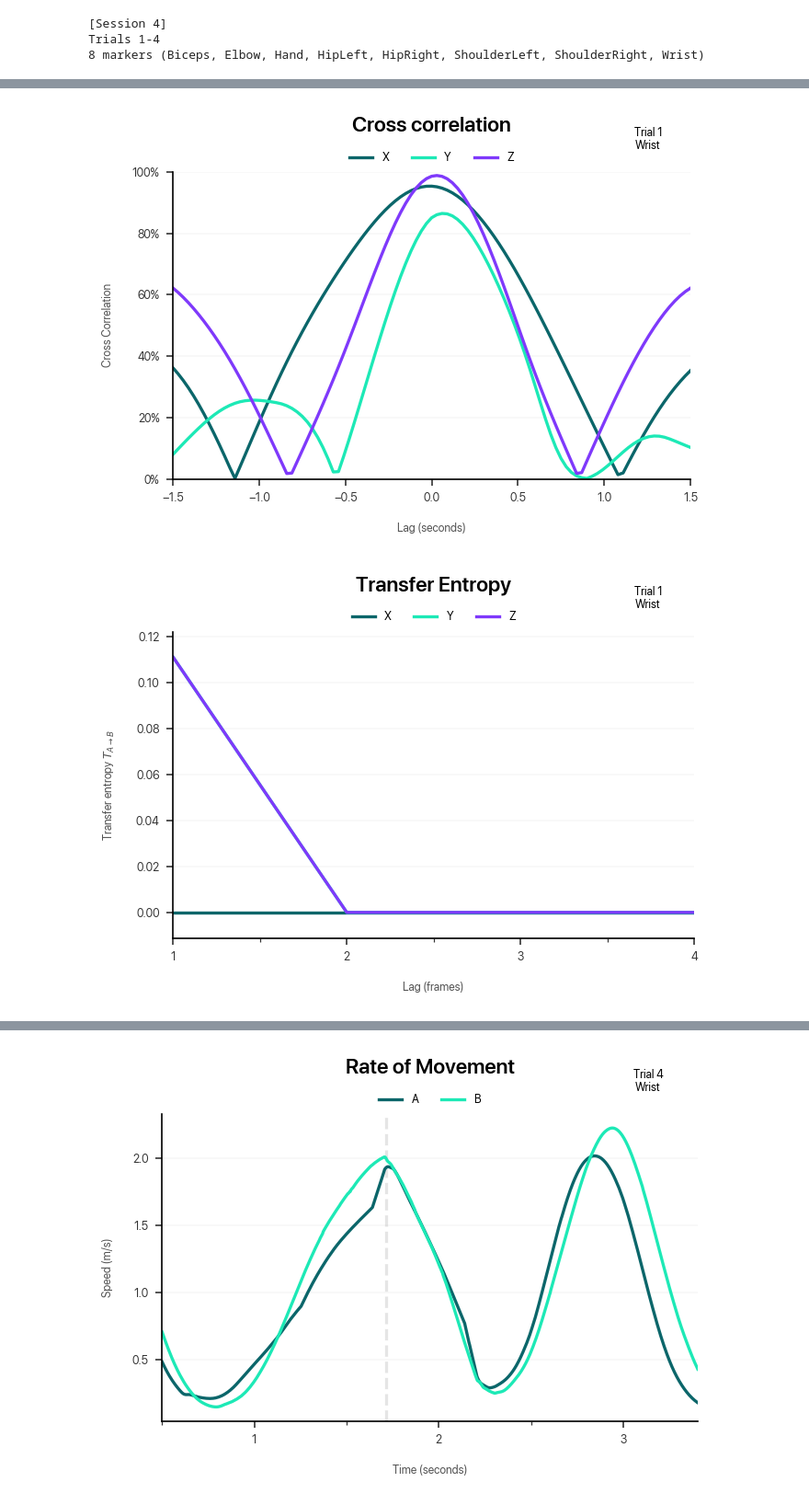
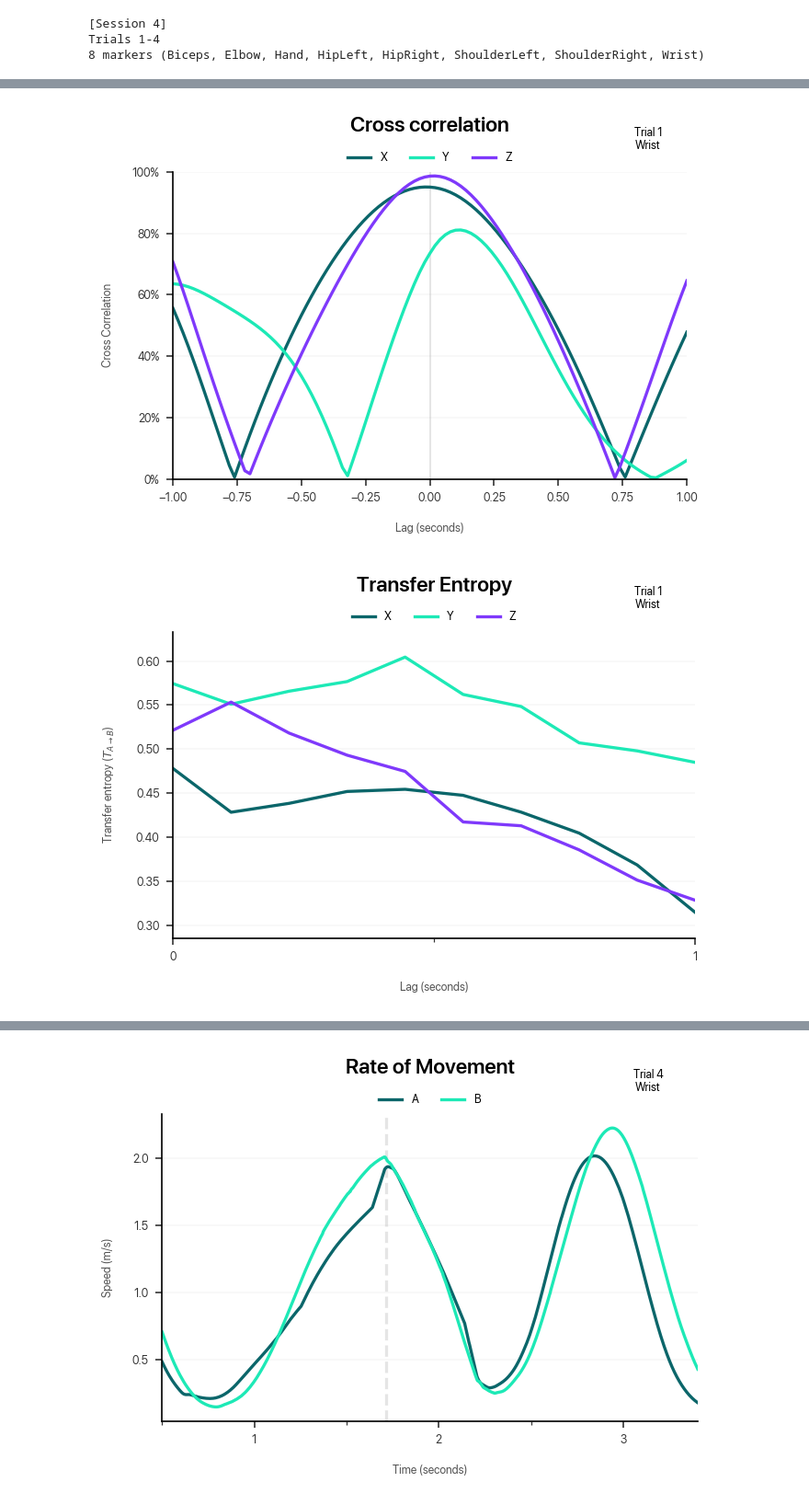
Before and after one commit to dlundgaard/dapup-mocap, a Jupyter notebook: analysis.ipynb, the cells around one changed output, grey strips where cells are left out. Shown at 92% size. Cells and saved outputs as stored; diff of their text form; code cells hidden in the pictures.

```diff
--- a/analysis.ipynb
+++ b/analysis.ipynb
@@ -28,7 +28,7 @@ class Session:
             datafile_path,
             sep = "\t",
             header = None,
-            names = ("Type", "Name", "Frame", "Time"),
+            names = ("Type", "EventType", "Frame", "Time"),
             skiprows=metadata_header_lines,
             on_bad_lines = "skip"
         ).drop(columns = ["Type"])
@@ -58,20 +58,19 @@ class Session:
         dataset.index = dataset.index.rename(["Frame", "Time", "Subject", "Axis"])
         dataset = dataset.reset_index()
 
-        for frame, event_name in self.events.set_index("Frame")["Name"].items():
-            dataset.loc[dataset["Frame"] == frame, "Event"] = event_name
-
-        dataset.insert(2, "Trial", ((dataset["Event"] == "Trial") & (dataset["Event"].fillna(0) != dataset["Event"].fillna(0).shift())).cumsum() + 1)
+        dataset["TrialTag"] = dataset["Frame"].isin(self.events[self.events["EventType"] == "Trial"]["Frame"])
+        dataset["Trial"] = (dataset["TrialTag"].astype(int).diff() > 0).cumsum()
+        dataset = dataset[dataset["Trial"] > 0]
 
         trials = []
         for trial, subset in dataset.groupby("Trial"):
             participants = []
             for subject, subset in subset.groupby("Subject"):
                 marker_collection = []
-                time_of_contact = self.events[self.events["Name"] == "Contact"]["Time"].iloc[trial - 1] - subset["Time"].min()
+                time_of_contact = self.events[self.events["EventType"] == "Contact"]["Time"].iloc[trial - 1] - subset["Time"].min()
                 subset["Frame"] -= subset["Frame"].min()
                 subset["Time"] -= subset["Time"].min()
-                subset = subset[subset["Time"] < 6]
+                subset = subset[subset["Time"] < time_of_contact + 2]
                 for marker in self.available_markers:
                     pos_data = subset[["Frame", "Time", "Axis", marker]].pivot(index = ["Frame", "Time"], columns = ["Axis"], values = marker)
                     pos_data = pos_data[[dimension + "_Raw" for dimension in "XYZ"]] = pos_data.replace(0, np.nan)
@@ -316,6 +314,7 @@ plot_wavelet_coherence(1, "Wrist", "X")
 # %%
-def plot_cross_correlation(trial, marker, lags = np.linspace(-1.5, 1.5, 101)):
+def plot_cross_correlation(trial, marker, lags = np.linspace(-1, 1, 101)):
     plt.figure()
+    plt.axvline(x = 0, color = "black", linewidth = 1, alpha = 0.1, zorder = -1)
     for axis in "XYZ":
         cross_corrs = [abs(data[trial]["A"][marker][axis].corr(data[trial]["B"][marker][axis].shift(round(lag * SAMPLE_RATE)))) for lag in lags]
         plt.plot(lags, cross_corrs, label = f"{axis}")
@@ -331,26 +330,34 @@ def plot_cross_correlation(trial, marker, lags = np.linspace(-1.5, 1.5, 101)):
 
 plot_cross_correlation(trial = 1, marker = "Wrist")
 # %% [output]
-[figure, old version]
+[figure, new version]
 # %%
-def plot_transfer_entropy(trial, marker, lags = np.arange(1, 5)):
+def plot_transfer_entropy(trial, marker, lags = np.linspace(0, 1, num = 10)):
     plt.figure()
     for axis in "XYZ":
-        downsample_scale = 100
-        plt.plot(lags, [transfer_entropy(utils.coalesce_series(data[trial]["A"][marker][axis][::downsample_scale])[0], utils.coalesce_series(data[trial]["B"][marker][axis][::downsample_scale])[0], k = lag) for lag in lags], label = f"{axis}")
+        transfer_entropies = [transfer_entropy(
+            utils.coalesce_series(data[trial]["A"][marker][axis])[0],
+            utils.coalesce_series(data[trial]["B"][marker][axis].shift(round(lag * SAMPLE_RATE)))[0],
+            k = 1)
+            for lag in lags
+        ]
+        plt.plot(
+            lags,
+            transfer_entropies,
+            label = f"{axis}"
+        )
     plt.title("Transfer Entropy\n")
     annotate_metadata(trial, marker)
     decorate_xaxis_ticks()
-    plt.xlabel("Lag (frames)")
-    plt.ylabel(r"Transfer entropy $T_{A \rightarrow B}$")
-    plt.gca().xaxis.set_major_locator(ticker.MultipleLocator(1))
+    plt.xlabel("Lag (seconds)")
+    plt.ylabel(r"Transfer entropy ($T_{A \rightarrow B}$)")
     plt.margins(x = 0, y = 0.1)
     plt.legend(loc = "upper center", bbox_to_anchor = (0.5, 1.1), ncol = 3)
     plt.tight_layout()
 
 plot_transfer_entropy(trial = 1, marker = "Wrist")
 # %% [output]
-[figure, old version]
+[figure, new version]
 # %%
 def calculate_angle(datasets):
     datasets = [dataset[["X", "Y", "Z"]] for dataset in datasets]
```
Also changed, not shown: parts of 8 cells of this notebook, 1 other file.
